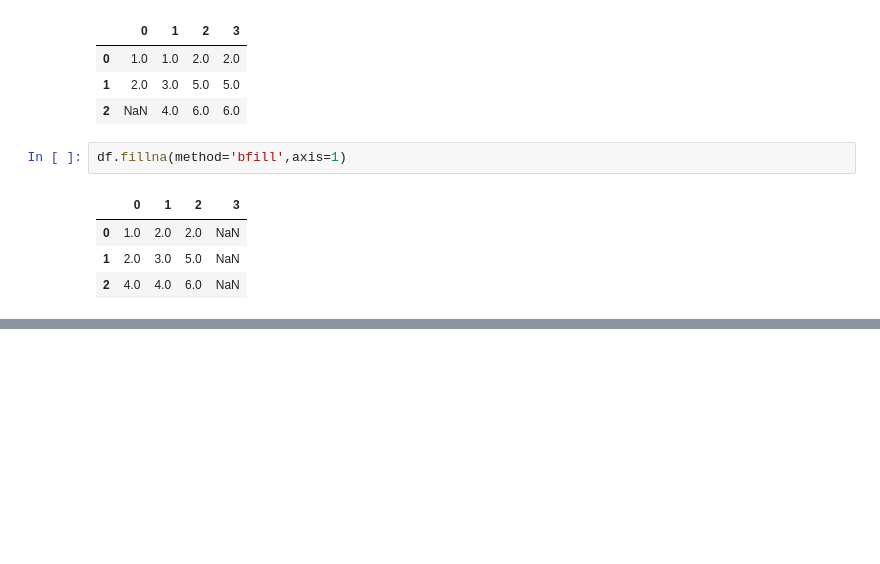
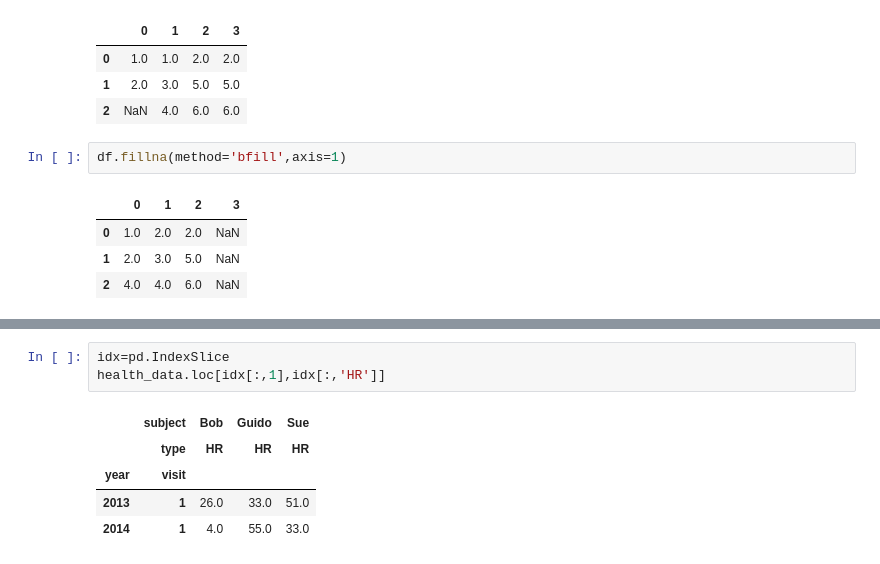
Before and after one commit to Samarth170750/data-sci-python, a Jupyter notebook: Pandas.ipynb, the cells around one changed output, grey strips where cells are left out. Drawn from its saved outputs; the diff is of its cells as text; blank space fills up the shorter version.

```diff
--- a/Pandas.ipynb
+++ b/Pandas.ipynb
@@ -917,0 +1107,9 @@ df.fillna(method='bfill',axis=1)
+# %%
+idx=pd.IndexSlice
+health_data.loc[idx[:,1],idx[:,'HR']]
+# %% [output]
+|  | subject | Bob | Guido | Sue |
+|  | type | HR | HR | HR |
+| year | visit |  |  |  |
+| 2013 | 1 | 26.0 | 33.0 | 51.0 |
+| 2014 | 1 | 4.0 | 55.0 | 33.0 |
```
Also changed, not shown: parts of 57 cells of this notebook, 1 other file.
